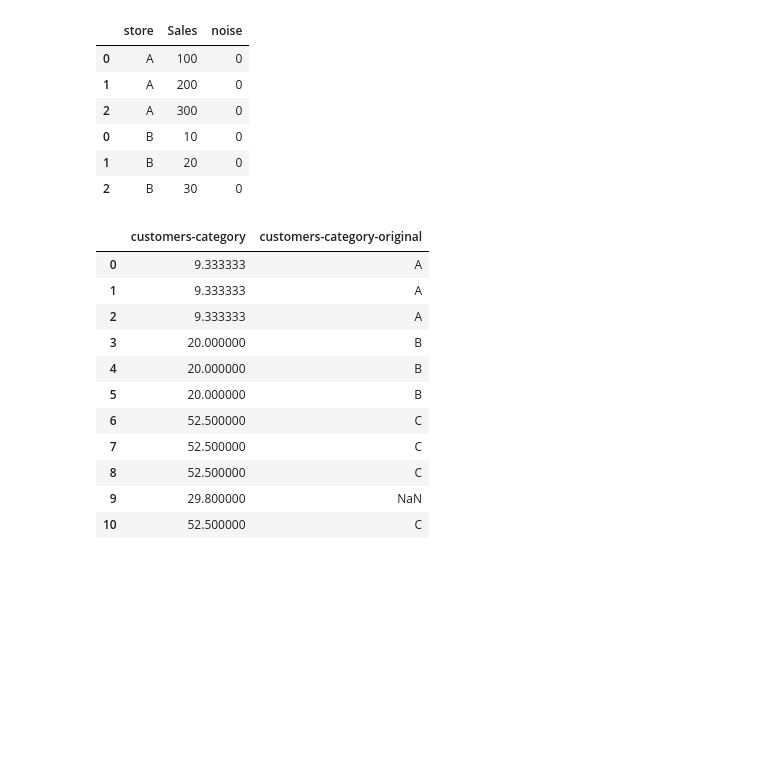
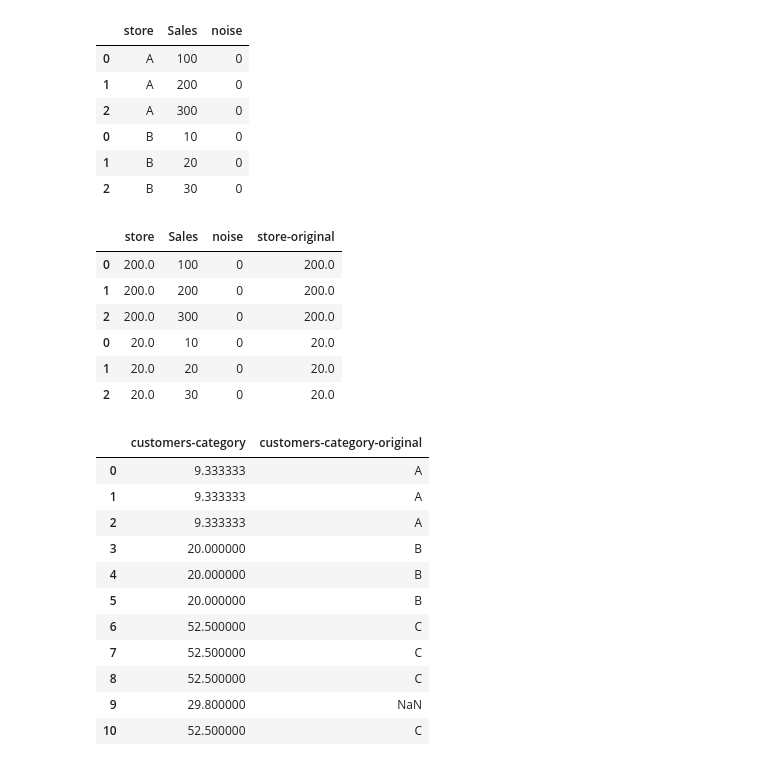
Before and after one commit to samsonafo/ds_fundamentals, a Jupyter notebook: 02.1_feature-engineering.ipynb, the cells around one changed output. Drawn from its saved outputs; the diff is of its cells as text; code cells hidden in the pictures; blank space fills up the shorter version.

```diff
--- a/02.1_feature-engineering.ipynb
+++ b/02.1_feature-engineering.ipynb
@@ -174,6 +189,17 @@ data
 | 0 | B | 10 | 0 |
 | 1 | B | 20 | 0 |
 | 2 | B | 30 | 0 |
+# %%
+data = mean_encode(data, col='store', on='Sales')
+data
+# %% [output]
+|  | store | Sales | noise | store-original |
+| 0 | 200.0 | 100 | 0 | 200.0 |
+| 1 | 200.0 | 200 | 0 | 200.0 |
+| 2 | 200.0 | 300 | 0 | 200.0 |
+| 0 | 20.0 | 10 | 0 | 20.0 |
+| 1 | 20.0 | 20 | 0 | 20.0 |
+| 2 | 20.0 | 30 | 0 | 20.0 |
 # %%
 def mean_encode(data, col, on):
     group = data.groupby(col).mean()
```
Also changed, not shown: parts of 4 cells of this notebook, 6 other files.
